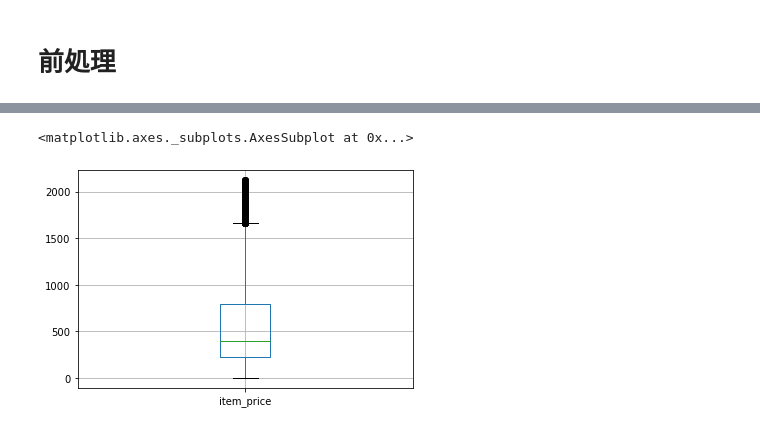
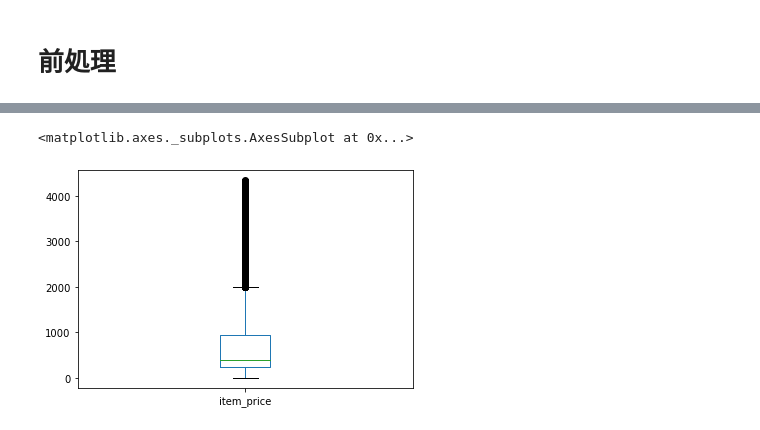
Before and after one commit to YusukeAmg/kaggle_Predict-Future-Sales, a Jupyter notebook: notebook/input-analysis_2020-10-04-16-25.ipynb, the cells around one changed output, grey strips where cells are left out. Cells and saved outputs as stored; diff of their text form; code cells hidden in the pictures.

```diff
--- a/notebook/input-analysis_2020-10-04-16-25.ipynb
+++ b/notebook/input-analysis_2020-10-04-16-25.ipynb
@@ -54,7 +104,7 @@ print(outliner_max2)
+# %%
+train[train['item_price'] < outliner_max2].item_price.plot.box()
+# %% [output]
+<matplotlib.axes._subplots.AxesSubplot at 0x...>
+[figure, added]
 # %%
-train = train[train['item_price'] < outliner_max1].copy()
-
-train[['item_price']].boxplot()
+train = train[train['item_price'] < outliner_max2].copy()
-# %% [output]
-<matplotlib.axes._subplots.AxesSubplot at 0x...>
-[figure, removed]
```
Also changed, not shown: parts of 19 cells of this notebook.
